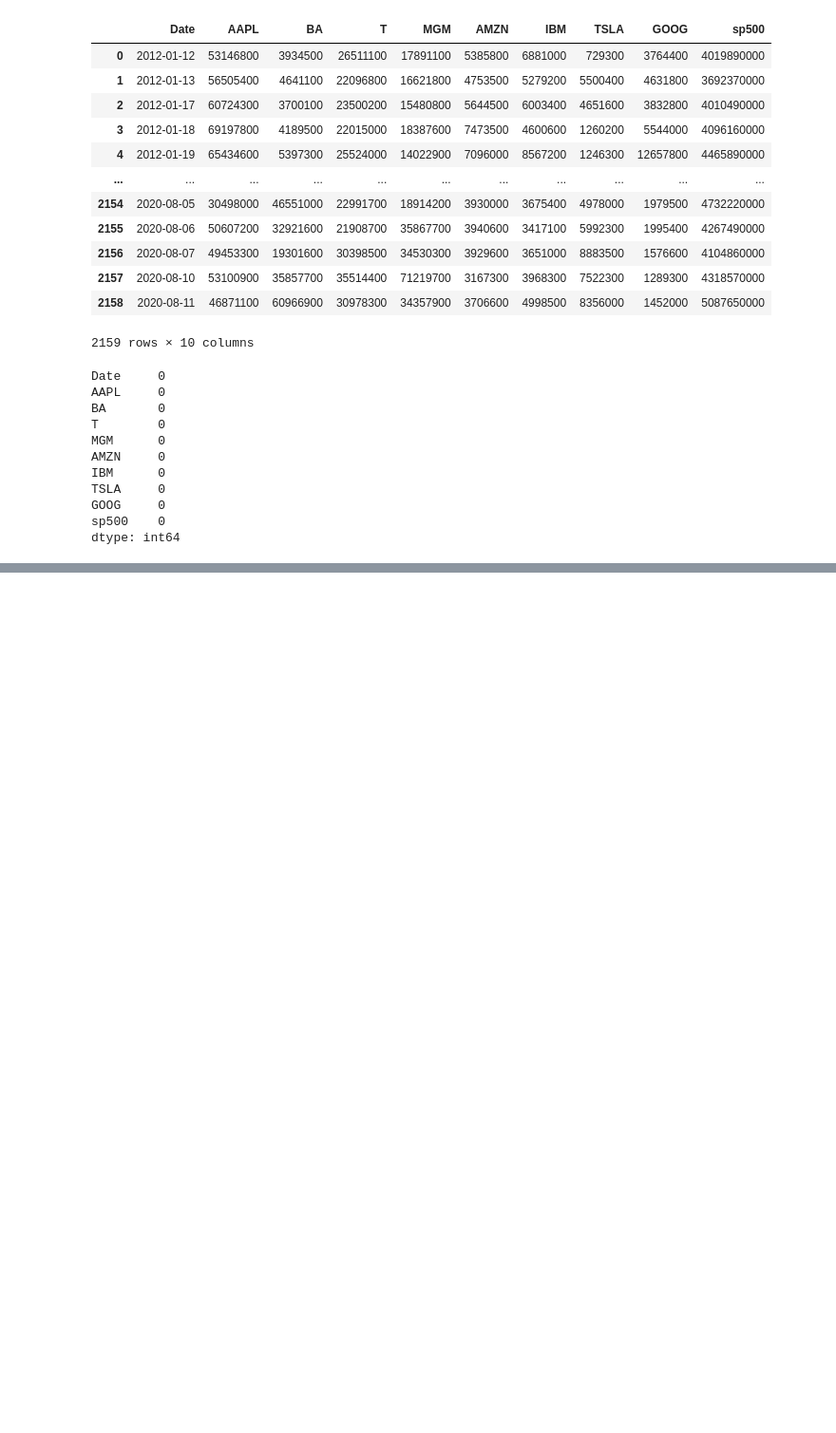
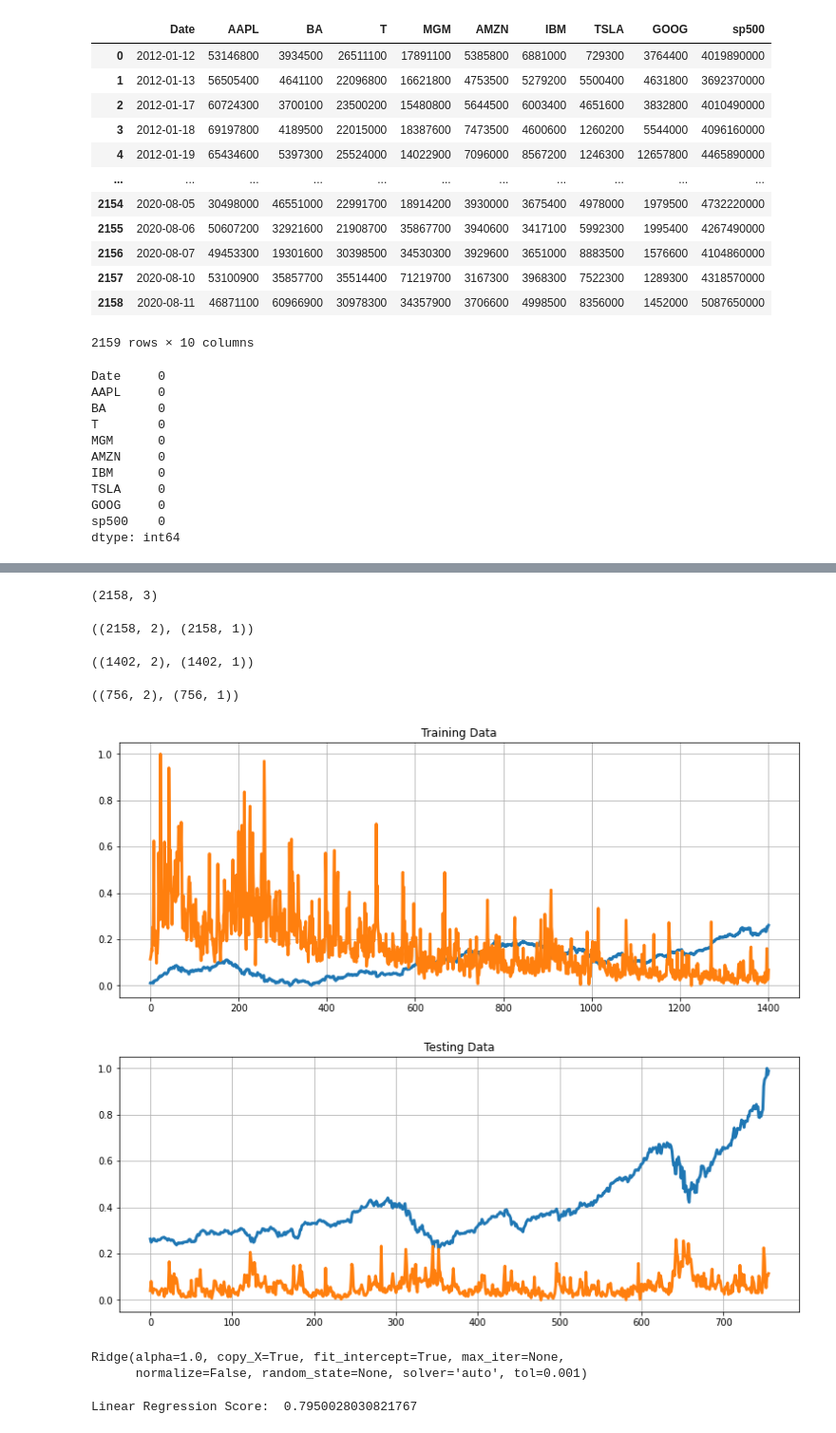
Before and after one commit to xanasa14/Finances, a Jupyter notebook: StocksPrediciton.ipynb, the cells around one changed output, grey strips where cells are left out. Shown: that part at 95% size. Drawn from its saved outputs; the diff is of its cells as text; code cells hidden in the pictures; blank space fills up the shorter version.

```diff
--- a/StocksPrediciton.ipynb
+++ b/StocksPrediciton.ipynb
@@ -93,0 +195,4 @@ dtype: int64
+# %%
+# Remove the last row as it will be a null value
+price_volume_target_df = price_volume_target_df[:-1]
+price_volume_target_df
@@ -93,0 +213,6 @@ dtype: int64
+# %%
+# Scale the data
+from sklearn.preprocessing import MinMaxScaler
+sc = MinMaxScaler(feature_range = (0, 1))
+price_volume_target_scaled_df = sc.fit_transform(price_volume_target_df.drop(columns = ['Date']))
+price_volume_target_scaled_df
@@ -93,0 +227,63 @@ dtype: int64
+# %%
+price_volume_target_scaled_df.shape
+# %% [output]
+(2158, 3)
+# %%
+# Create Feature and Target
+# Creating Feature and Target
+X = price_volume_target_scaled_df[:,:2]
+y = price_volume_target_scaled_df[:,2:]
+# %%
+# Converting dataframe to arrays
+# X = np.asarray(X)
+# y = np.asarray(y)
+X.shape, y.shape
+# %% [output]
+((2158, 2), (2158, 1))
+# %%
+# Spliting the data this way, since order is important in time-series
+# Note that we did not use train test split with it's default settings since it shuffles the data
+split = int(0.65 * len(X))
+X_train = X[:split]
+y_train = y[:split]
+X_test = X[split:]
+y_test = y[split:]
+# %%
+X_train.shape, y_train.shape
+# %% [output]
+((1402, 2), (1402, 1))
+# %%
+X_test.shape, y_test.shape
+# %% [output]
+((756, 2), (756, 1))
+# %%
+# Define a data plotting function
+def show_plot(data, title):
+  plt.figure(figsize = (13, 5))
+  plt.plot(data, linewidth = 3)
+  plt.title(title)
+  plt.grid()
+
+show_plot(X_train, 'Training Data')
+show_plot(X_test, 'Testing Data')
+# %% [output]
+[figure, added]
+[figure, added]
+# %%
+#Ridge Linear model
+from sklearn.linear_model import Ridge
+# Note that Ridge regression performs linear least squares with L2 regularization.
+# Create and train the Ridge Linear Regression  Model
+
+regression_model = Ridge()
+regression_model.fit(X_train, y_train)
+# %% [output]
+Ridge(alpha=1.0, copy_X=True, fit_intercept=True, max_iter=None,
+      normalize=False, random_state=None, solver='auto', tol=0.001)
+# %%
+# Test the model and calculate its accuracy
+# Test the model and calculate its accuracy
+lr_accuracy = regression_model.score(X_test, y_test)
+print("Linear Regression Score: ", lr_accuracy)
+# %% [output]
+Linear Regression Score:  0.7950028030821767
```
Also changed, not shown: parts of 19 cells of this notebook.
